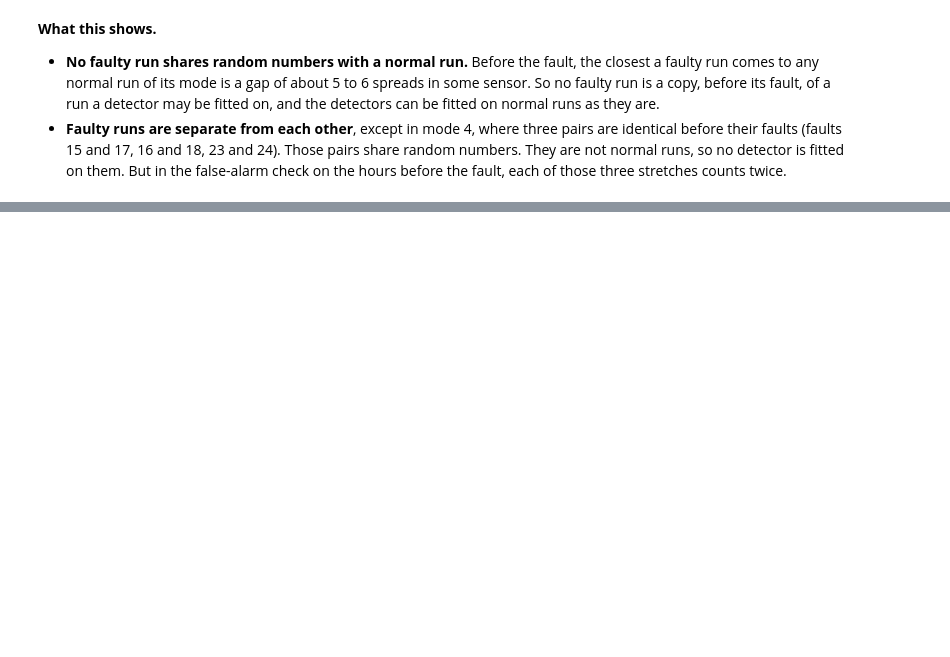
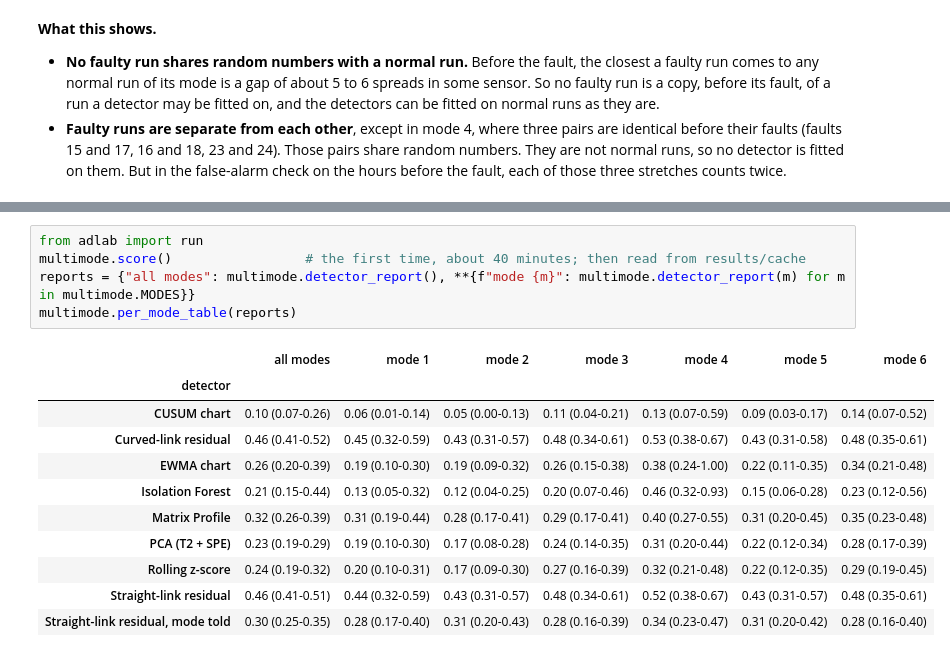
Before and after one commit to NeerajGit16/deep-learning-in-anomaly-detection, a Jupyter notebook: anomaly_lab/06_multimode_tep.ipynb, the cells around one changed output, grey strips where cells are left out. Saved outputs shown, nothing was run; the diff lists cells and outputs as text; blank space fills up the shorter version.

```diff
--- a/anomaly_lab/06_multimode_tep.ipynb
+++ b/anomaly_lab/06_multimode_tep.ipynb
@@ -371,0 +391,17 @@ Time of the first and last reading after loading (hours): {'fault-free first, la
+# %%
+from adlab import run
+multimode.score()                 # the first time, about 40 minutes; then read from results/cache
+reports = {"all modes": multimode.detector_report(), **{f"mode {m}": multimode.detector_report(m) for m in multimode.MODES}}
+multimode.per_mode_table(reports)
+# %% [output]
+|  | all modes | mode 1 | mode 2 | mode 3 | mode 4 | mode 5 | mode 6 |
+| detector |  |  |  |  |  |  |  |
+| CUSUM chart | 0.10 (0.07-0.26) | 0.06 (0.01-0.14) | 0.05 (0.00-0.13) | 0.11 (0.04-0.21) | 0.13 (0.07-0.59) | 0.09 (0.03-0.17) | 0.14 (0.07-0.52) |
+| Curved-link residual | 0.46 (0.41-0.52) | 0.45 (0.32-0.59) | 0.43 (0.31-0.57) | 0.48 (0.34-0.61) | 0.53 (0.38-0.67) | 0.43 (0.31-0.58) | 0.48 (0.35-0.61) |
+| EWMA chart | 0.26 (0.20-0.39) | 0.19 (0.10-0.30) | 0.19 (0.09-0.32) | 0.26 (0.15-0.38) | 0.38 (0.24-1.00) | 0.22 (0.11-0.35) | 0.34 (0.21-0.48) |
+| Isolation Forest | 0.21 (0.15-0.44) | 0.13 (0.05-0.32) | 0.12 (0.04-0.25) | 0.20 (0.07-0.46) | 0.46 (0.32-0.93) | 0.15 (0.06-0.28) | 0.23 (0.12-0.56) |
+| Matrix Profile | 0.32 (0.26-0.39) | 0.31 (0.19-0.44) | 0.28 (0.17-0.41) | 0.29 (0.17-0.41) | 0.40 (0.27-0.55) | 0.31 (0.20-0.45) | 0.35 (0.23-0.48) |
+| PCA (T2 + SPE) | 0.23 (0.19-0.29) | 0.19 (0.10-0.30) | 0.17 (0.08-0.28) | 0.24 (0.14-0.35) | 0.31 (0.20-0.44) | 0.22 (0.12-0.34) | 0.28 (0.17-0.39) |
+| Rolling z-score | 0.24 (0.19-0.32) | 0.20 (0.10-0.31) | 0.17 (0.09-0.30) | 0.27 (0.16-0.39) | 0.32 (0.21-0.48) | 0.22 (0.12-0.35) | 0.29 (0.19-0.45) |
+| Straight-link residual | 0.46 (0.41-0.51) | 0.44 (0.32-0.59) | 0.43 (0.31-0.57) | 0.48 (0.34-0.61) | 0.52 (0.38-0.67) | 0.43 (0.31-0.57) | 0.48 (0.35-0.61) |
+| Straight-link residual, mode told | 0.30 (0.25-0.35) | 0.28 (0.17-0.40) | 0.31 (0.20-0.43) | 0.28 (0.16-0.39) | 0.34 (0.23-0.47) | 0.31 (0.20-0.42) | 0.28 (0.16-0.40) |
```
Also changed, not shown: parts of 15 cells of this notebook, 5 other files.
